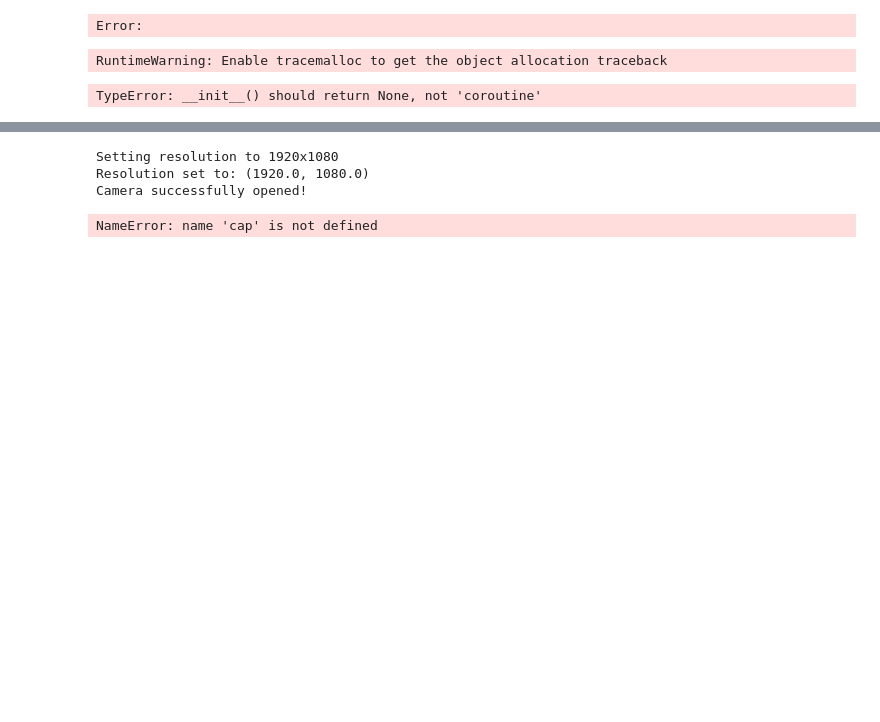
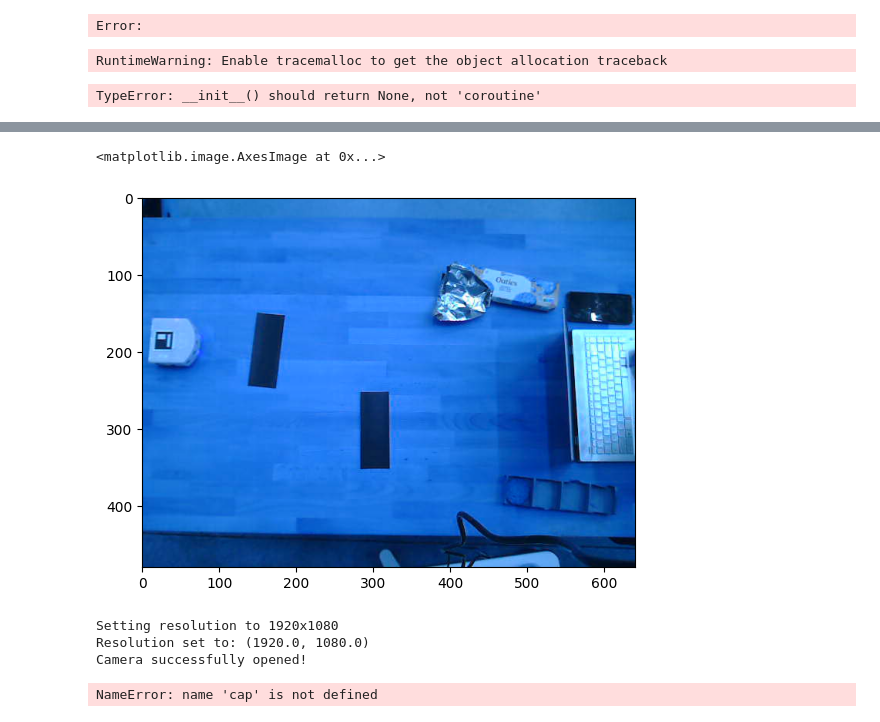
Before and after one commit to marinPh/mobileRobt38, a Jupyter notebook: marinTests.ipynb, the cells around one changed output, grey strips where cells are left out. Cells and saved outputs as stored; diff of their text form; code cells hidden in the pictures; blank space fills up the shorter version.

```diff
--- a/marinTests.ipynb
+++ b/marinTests.ipynb
@@ -160,3 +129,13 @@ KeyboardInterrupt:
+# %%
+import cv2
+cap = cv2.VideoCapture(0)
+# %%
+import matplotlib.pyplot as plt
+
+_,img =cap.read()
+# %% [output]
+<matplotlib.image.AxesImage at 0x...>
+[figure, added]
 # %%
 import cv2
 import matplotlib.pyplot as plt
```
Also changed, not shown: parts of 2 cells of this notebook, 3 other files.
